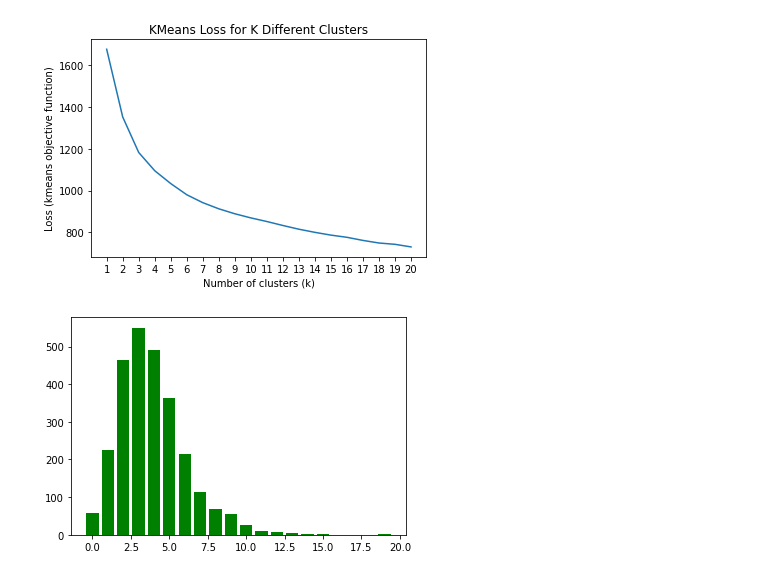
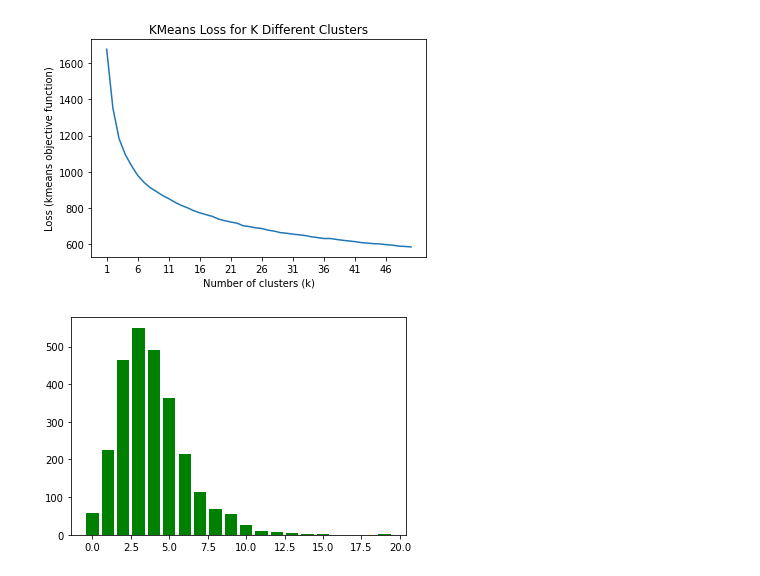
Before and after one commit to farouk877/CardiovascularComplicationPrediction, a Jupyter notebook: kmeans_farouk/kmeans_farouk.ipynb, the cells around one changed output. Cells and saved outputs as stored; diff of their text form; code cells hidden in the pictures.

```diff
--- a/kmeans_farouk/kmeans_farouk.ipynb
+++ b/kmeans_farouk/kmeans_farouk.ipynb
@@ -37,7 +37,7 @@ data = all_data[:,:all_data.shape[1]-1]
 titles = all_titles[:all_titles.shape[0]-1]
 # %%
 # run kmeans algorithm multiple times to observe the loss values at each k value
-max_num_clusters = 20
+max_num_clusters = 50
 loss_arr = np.zeros(max_num_clusters)
 for k in range(1, max_num_clusters+1):
     kmeans = sklearn.cluster.KMeans(n_clusters=k).fit(data)
@@ -48,18 +48,18 @@ for k in range(1, max_num_clusters+1):
     loss_arr[k-1] = loss
 # %%
 # plot the loss as a function of the number of cluster centers (k)
-x = np.arange(20) + 1
+x = np.arange(max_num_clusters) + 1
 y = loss_arr
 fig, ax = plt.subplots()
 ax.set_title("KMeans Loss for K Different Clusters")
 ax.set_xlabel('Number of clusters (k)')
 ax.set_ylabel('Loss (kmeans objective function)')
 ax.plot(x,y)
 start, end = ax.get_xlim()
-ax.xaxis.set_ticks(np.arange(1, 21, 1))
+ax.xaxis.set_ticks(np.arange(1, max_num_clusters+1, 5))
 plt.show()
 # %% [output]
-[figure, old version]
+[figure, new version]
 # %%
 # plot the distribution of the normalized death rate
 ## this is useful to inform us about how we choose our "risk bins"
```
Also changed, not shown: parts of 6 cells of this notebook.
